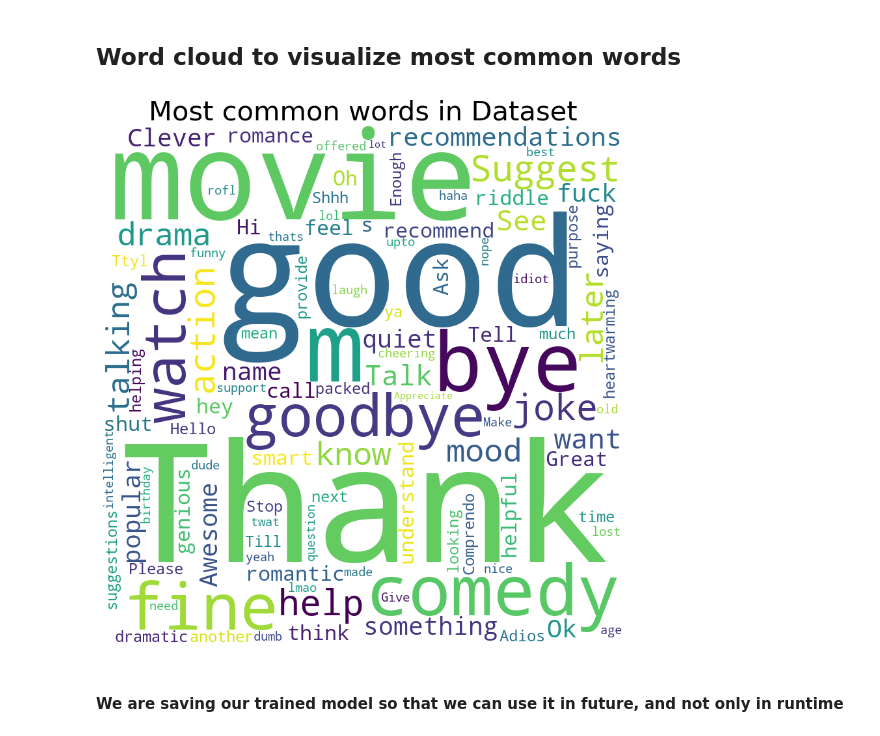
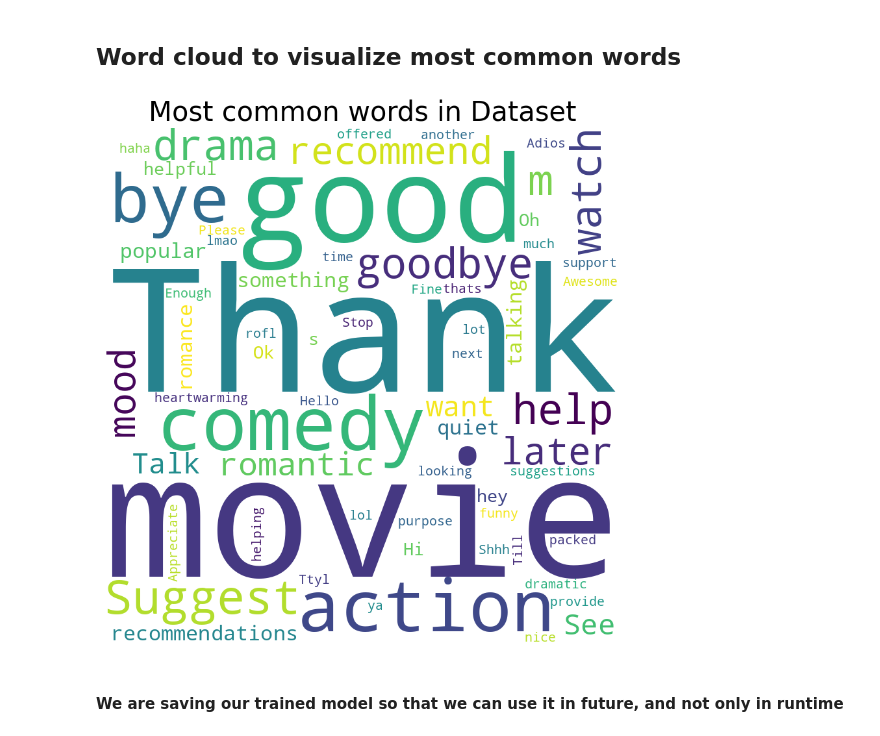
Before and after one commit to shubhampokhrel81/AI-Chatbot, a Jupyter notebook: chatbot.ipynb, the cells around one changed output. Saved outputs shown, nothing was run; the diff lists cells and outputs as text; code cells hidden in the pictures.

```diff
--- a/chatbot.ipynb
+++ b/chatbot.ipynb
@@ -219,20 +230,20 @@ plt.show()
 ## Word cloud to visualize most common words
 # %%
 # Combine all patterns into one long string
-all_patterns = ' '.join([' '.join(pattern) for pattern, _ in xy])
+all_patterns = ' '.join([' '.join(pattern) for pattern, _ in pattern_with_tag])
 
 # Generate word cloud
 wordcloud = WordCloud(width=800, height=800, background_color='white', min_font_size=10).generate(all_patterns)
 
 # Display the word cloud
 plt.figure(figsize=(8, 8), facecolor=None)
 plt.imshow(wordcloud)
 plt.axis("off")
 plt.tight_layout(pad=0)
 plt.title('Most common words in Dataset', fontsize=30)
 plt.show()
 # %% [output]
-[figure, old version]
+[figure, new version]
 # %%
 data = {
     "model_state": model.state_dict(),
```
Also changed, not shown: parts of 5 cells of this notebook.
